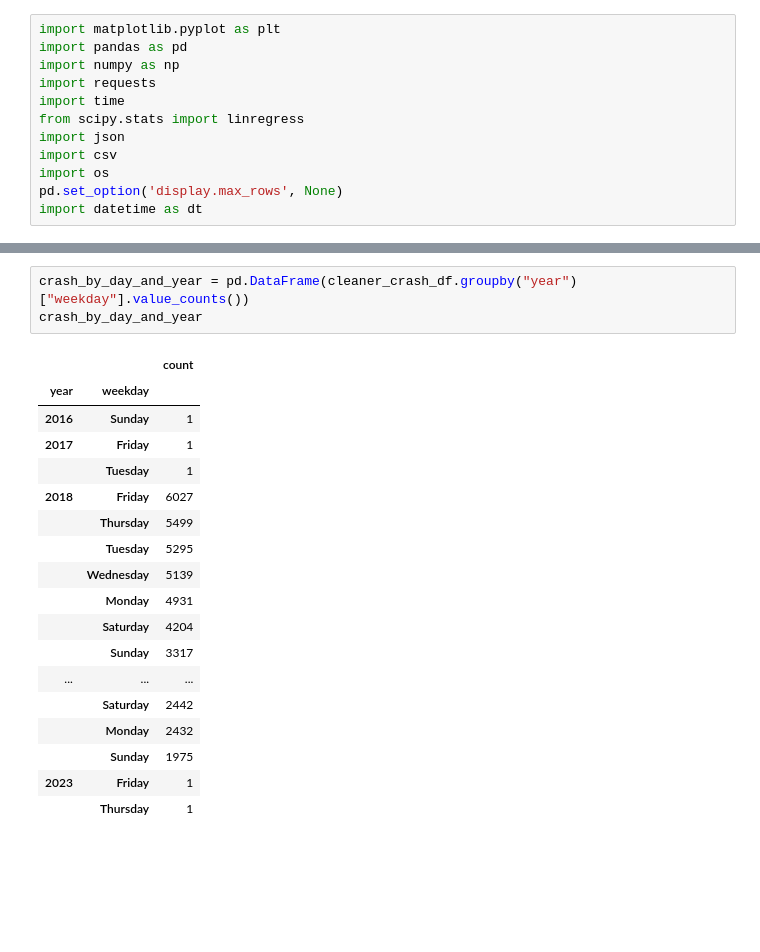
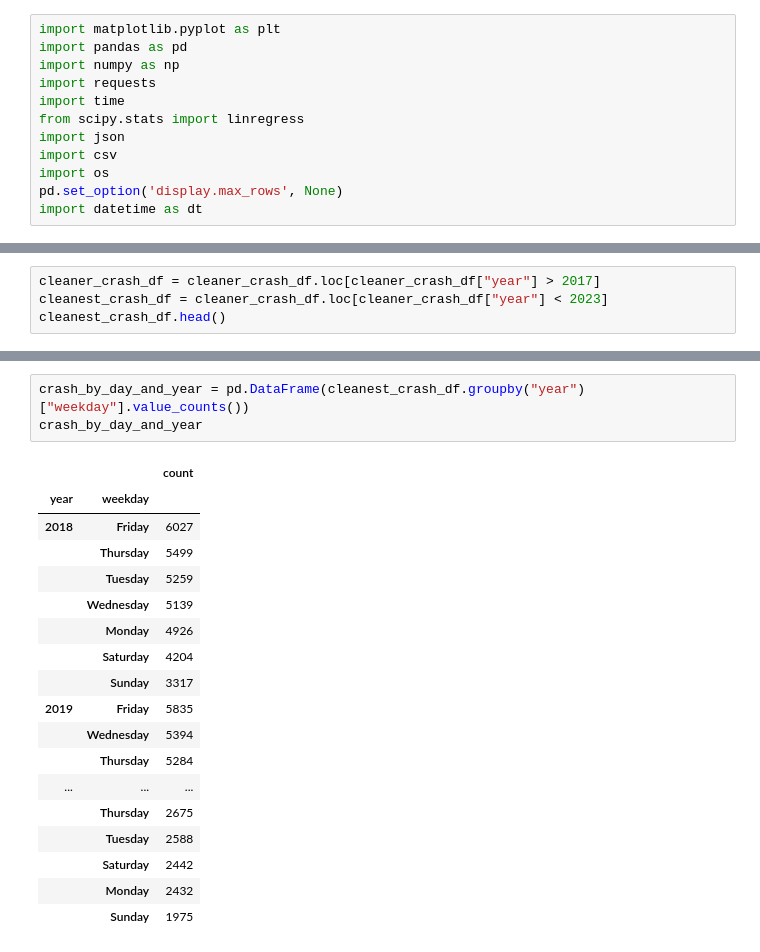
Before and after one commit to dlerhetal/Group2Project1, a Jupyter notebook: NashCrashPy/NashCrashPy.ipynb, the cells around one changed output, grey strips where cells are left out. Cells and saved outputs as stored; diff of their text form; blank space fills up the shorter version.

Commit message:
Updated NashCrash, created CrashCharts

```diff
--- a/NashCrashPy/NashCrashPy.ipynb
+++ b/NashCrashPy/NashCrashPy.ipynb
@@ -118,0 +89,4 @@ cleaner_crash_df.head()
+# %%
+cleaner_crash_df = cleaner_crash_df.loc[cleaner_crash_df["year"] > 2017]
+cleanest_crash_df = cleaner_crash_df.loc[cleaner_crash_df["year"] < 2023]
+cleanest_crash_df.head()
@@ -186,23 +178,23 @@ crash_by_timeofyear
 # %%
-crash_by_day_and_year = pd.DataFrame(cleaner_crash_df.groupby("year")["weekday"].value_counts())
+crash_by_day_and_year = pd.DataFrame(cleanest_crash_df.groupby("year")["weekday"].value_counts())
 crash_by_day_and_year
 # %% [output]
 |  |  | count |
 | year | weekday |  |
-| 2016 | Sunday | 1 |
-| 2017 | Friday | 1 |
-|  | Tuesday | 1 |
 | 2018 | Friday | 6027 |
 |  | Thursday | 5499 |
-|  | Tuesday | 5295 |
+|  | Tuesday | 5259 |
 |  | Wednesday | 5139 |
-|  | Monday | 4931 |
+|  | Monday | 4926 |
 |  | Saturday | 4204 |
 |  | Sunday | 3317 |
+| 2019 | Friday | 5835 |
+|  | Wednesday | 5394 |
+|  | Thursday | 5284 |
 | ... | ... | ... |
+|  | Thursday | 2675 |
+|  | Tuesday | 2588 |
 |  | Saturday | 2442 |
 |  | Monday | 2432 |
 |  | Sunday | 1975 |
-| 2023 | Friday | 1 |
-|  | Thursday | 1 |
 # %%
```
Also changed, not shown: parts of 16 cells of this notebook, 4 other files.
